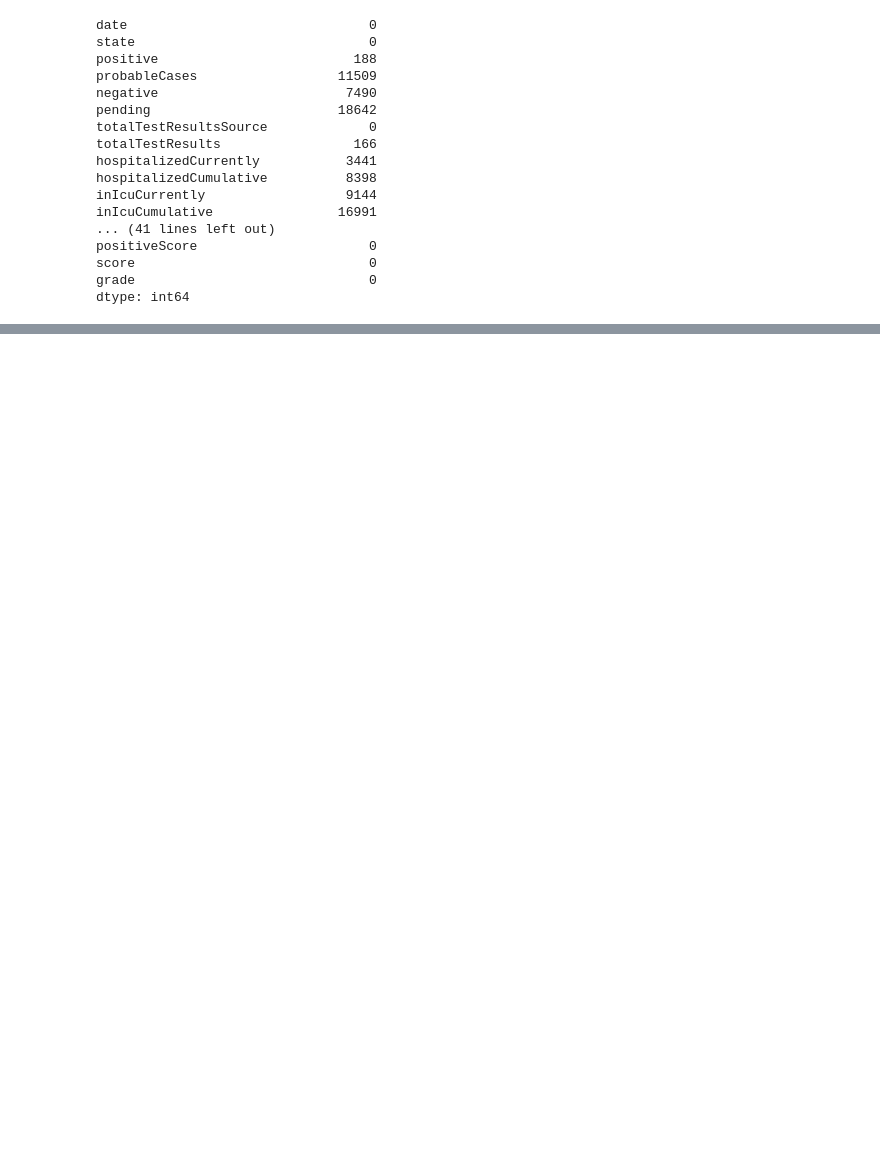
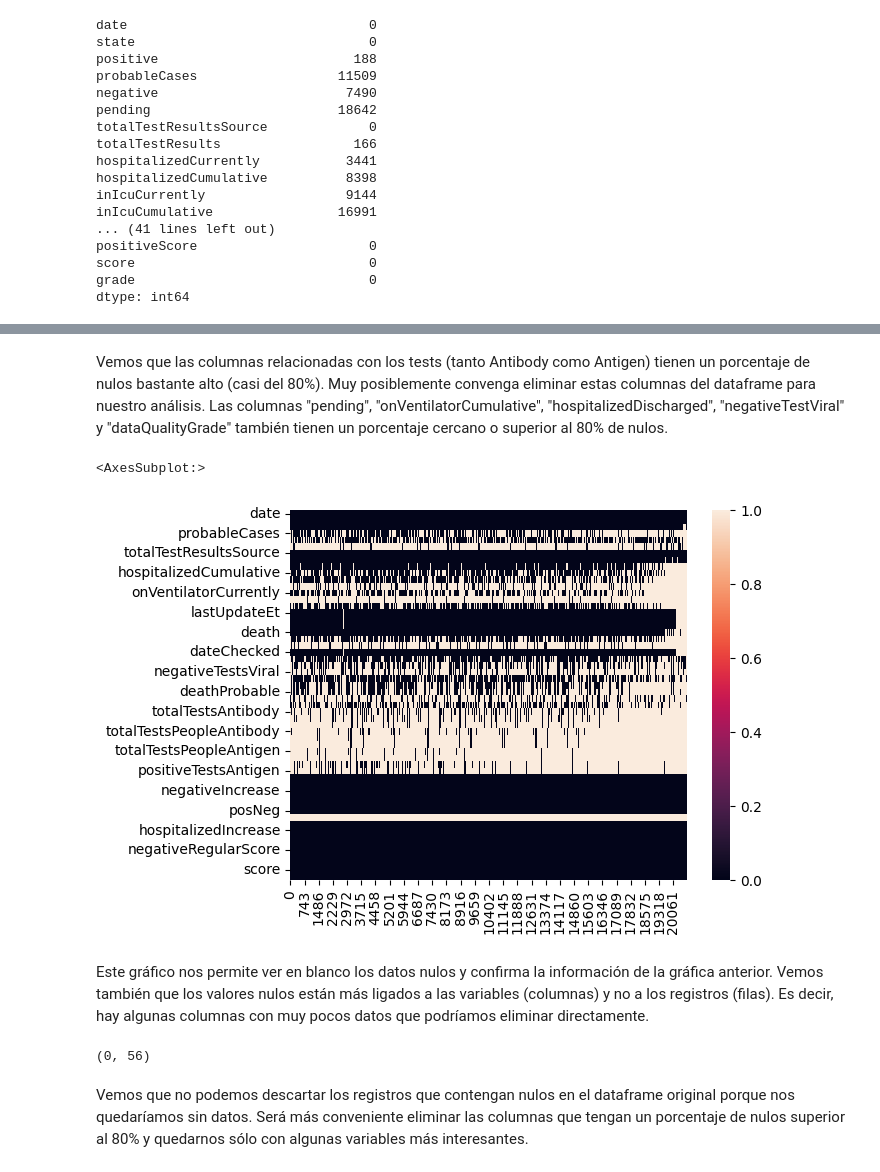
Before and after one commit to AI-School-F5-P2/proyecto_Datathon_equipo_5, a Jupyter notebook: main.ipynb, the cells around one changed output, grey strips where cells are left out. Drawn from its saved outputs; the diff is of its cells as text; code cells hidden in the pictures; blank space fills up the shorter version.

```diff
--- a/main.ipynb
+++ b/main.ipynb
@@ -69,0 +122,17 @@ dtype: int64
+# %% [markdown]
+Vemos que las columnas relacionadas con los tests (tanto Antibody como Antigen) tienen un porcentaje de nulos bastante alto (casi del 80%). Muy posiblemente convenga eliminar estas columnas del dataframe para nuestro análisis. Las columnas "pending", "onVentilatorCumulative", "hospitalizedDischarged", "negativeTestViral" y "dataQualityGrade" también tienen un porcentaje cercano o superior al 80% de nulos.
+# %%
+#graficamos en blanco los valores nulos y en negro los no-nulos
+df.isnull().transpose().pipe(lambda df: sns.heatmap(data=df))
+# %% [output]
+<AxesSubplot:>
+[figure, added]
+# %% [markdown]
+Este gráfico nos permite ver en blanco los datos nulos y confirma la información de la gráfica anterior. Vemos también que los valores nulos están más ligados a las variables (columnas) y no a los registros (filas). Es decir, hay algunas columnas con muy pocos datos que podríamos eliminar directamente.
+# %%
+#¿qué pasaría si descartamos los nulos?
+df.dropna().shape
+# %% [output]
+(0, 56)
+# %% [markdown]
+Vemos que no podemos descartar los registros que contengan nulos en el dataframe original porque nos quedaríamos sin datos. Será más conveniente eliminar las columnas que tengan un porcentaje de nulos superior al 80% y quedarnos sólo con algunas variables más interesantes.
```
Also changed, not shown: parts of 16 cells of this notebook.
